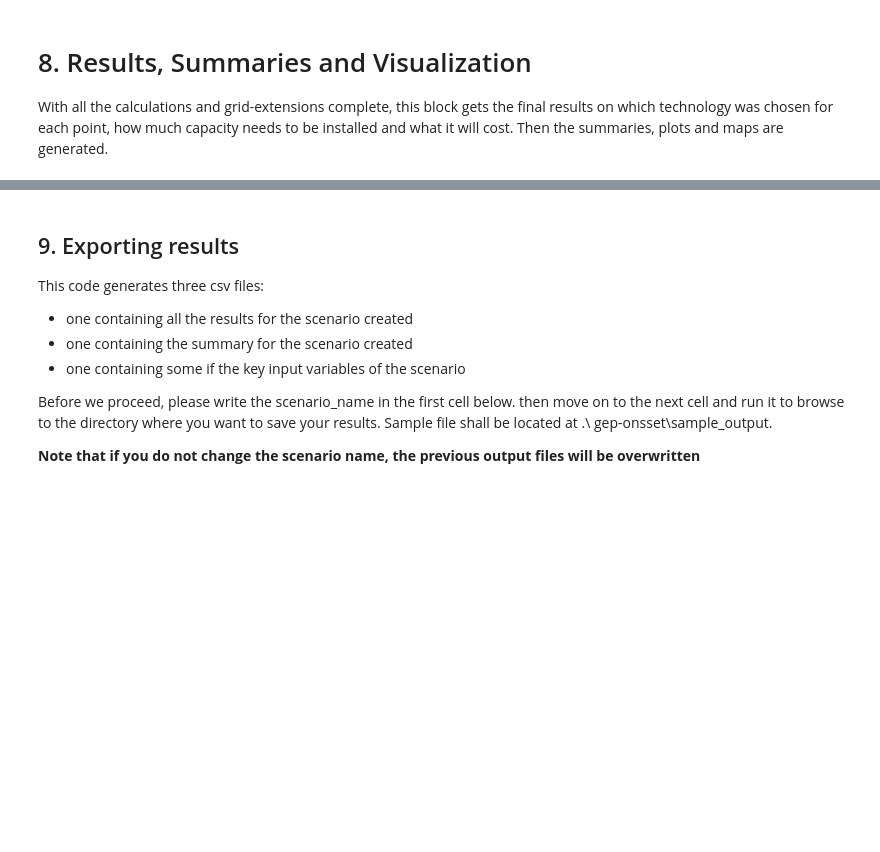
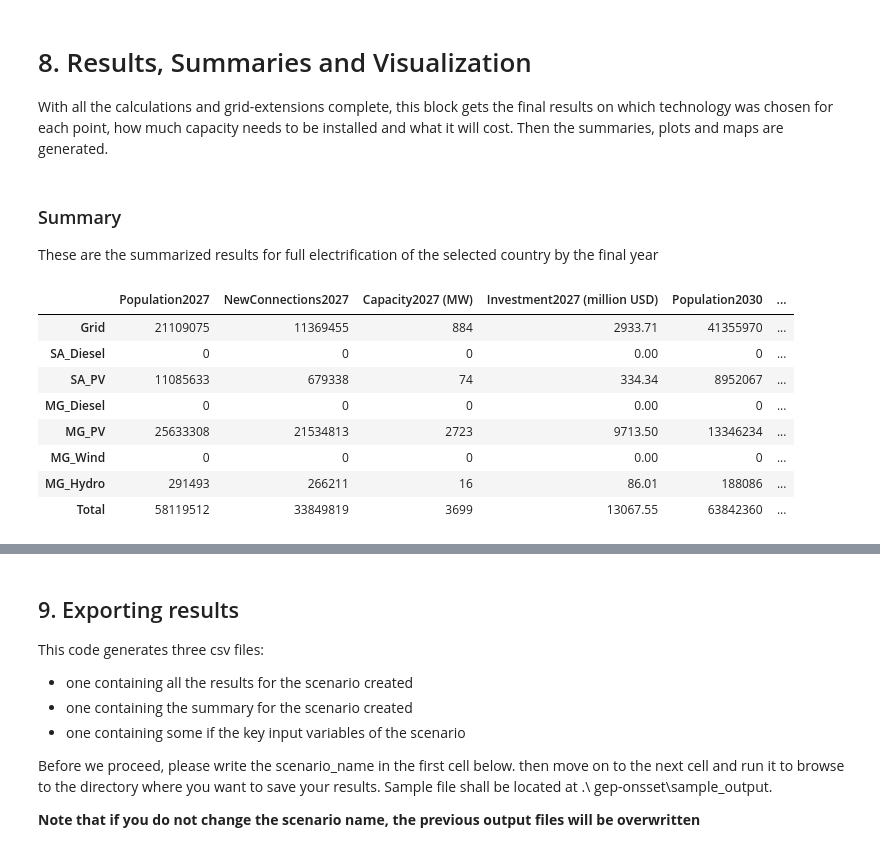
Before and after one commit to OnSSET/onsset, a Jupyter notebook: OnSSET_notebook.ipynb, the cells around one changed output, grey strips where cells are left out. Drawn from its saved outputs; the diff is of its cells as text; code cells hidden in the pictures; blank space fills up the shorter version.

```diff
--- a/OnSSET_notebook.ipynb
+++ b/OnSSET_notebook.ipynb
@@ -394,31 +415,46 @@ for year in yearsofanalysis:
     sumtechs.extend(["NewConnections{}".format(year) + t for t in techs])
     sumtechs.extend(["Capacity{}".format(year) + t for t in techs])
     sumtechs.extend(["Investment{}".format(year) + t for t in techs])
 
-summary = pd.Series(index=sumtechs, name='country')
+summary = pd.Series(index=sumtechs, name='country', dtype='float64')
 
 for year in yearsofanalysis:
     for t in techs:
         summary.loc["Population{}".format(year) + t] = onsseter.df.loc[(onsseter.df[SET_MIN_OVERALL + '{}'.format(year)] == t + '{}'.format(year)), SET_POP + '{}'.format(year)].sum()
         summary.loc["NewConnections{}".format(year) + t] = onsseter.df.loc[(onsseter.df[SET_MIN_OVERALL + '{}'.format(year)] == t + '{}'.format(year)) & (onsseter.df[SET_ELEC_FINAL_CODE + '{}'.format(year)] < 99), SET_NEW_CONNECTIONS + '{}'.format(year)].sum()
         summary.loc["Capacity{}".format(year) + t] = onsseter.df.loc[(onsseter.df[SET_MIN_OVERALL + '{}'.format(year)] == t + '{}'.format(year)) & (onsseter.df[SET_ELEC_FINAL_CODE + '{}'.format(year)] < 99), SET_NEW_CAPACITY + '{}'.format(year)].sum()/1000
         summary.loc["Investment{}".format(year) + t] = onsseter.df.loc[(onsseter.df[SET_MIN_OVERALL + '{}'.format(year)] == t + '{}'.format(year)) & (onsseter.df[SET_ELEC_FINAL_CODE + '{}'.format(year)] < 99), SET_INVESTMENT_COST + '{}'.format(year)].sum()
 
 index = techs + ['Total']
 columns = []
 for year in yearsofanalysis:
     columns.append("Population{}".format(year))
     columns.append("NewConnections{}".format(year))
     columns.append("Capacity{} (MW)".format(year))
     columns.append("Investment{} (million USD)".format(year))
 
 summary_table = pd.DataFrame(index=index, columns=columns)
 
 summary_table[columns[0]] = summary.iloc[0:7].astype(int).tolist() + [int(summary.iloc[0:7].sum())]
 summary_table[columns[1]] = summary.iloc[7:14].astype(int).tolist() + [int(summary.iloc[7:14].sum())]
 summary_table[columns[2]] = summary.iloc[14:21].astype(int).tolist() + [int(summary.iloc[14:21].sum())]
 summary_table[columns[3]] = [round(x/1e4)/1e2 for x in summary.iloc[21:28].astype(float).tolist()] + [round(summary.iloc[21:28].sum()/1e4)/1e2]
 summary_table[columns[4]] = summary.iloc[28:35].astype(int).tolist() + [int(summary.iloc[28:35].sum())]
 summary_table[columns[5]] = summary.iloc[35:42].astype(int).tolist() + [int(summary.iloc[35:42].sum())]
 summary_table[columns[6]] = summary.iloc[42:49].astype(int).tolist() + [int(summary.iloc[42:49].sum())]
 summary_table[columns[7]] = [round(x/1e4)/1e2 for x in summary.iloc[49:56].astype(float).tolist()] + [round(summary.iloc[49:56].sum()/1e4)/1e2]
+
+display(Markdown('### Summary \n These are the summarized results for full electrification of the selected country by the final year'))
+summary_table
+# %% [output]
+### Summary
+ These are the summarized results for full electrification of the selected country by the final year
+|  | Population2027 | NewConnections2027 | Capacity2027 (MW) | Investment2027 (million USD) | Population2030 | ... |
+| Grid | 21109075 | 11369455 | 884 | 2933.71 | 41355970 | ... |
+| SA_Diesel | 0 | 0 | 0 | 0.00 | 0 | ... |
+| SA_PV | 11085633 | 679338 | 74 | 334.34 | 8952067 | ... |
+| MG_Diesel | 0 | 0 | 0 | 0.00 | 0 | ... |
+| MG_PV | 25633308 | 21534813 | 2723 | 9713.50 | 13346234 | ... |
+| MG_Wind | 0 | 0 | 0 | 0.00 | 0 | ... |
+| MG_Hydro | 291493 | 266211 | 16 | 86.01 | 188086 | ... |
+| Total | 58119512 | 33849819 | 3699 | 13067.55 | 63842360 | ... |
```
Also changed, not shown: parts of 7 cells of this notebook, 1 other file.
